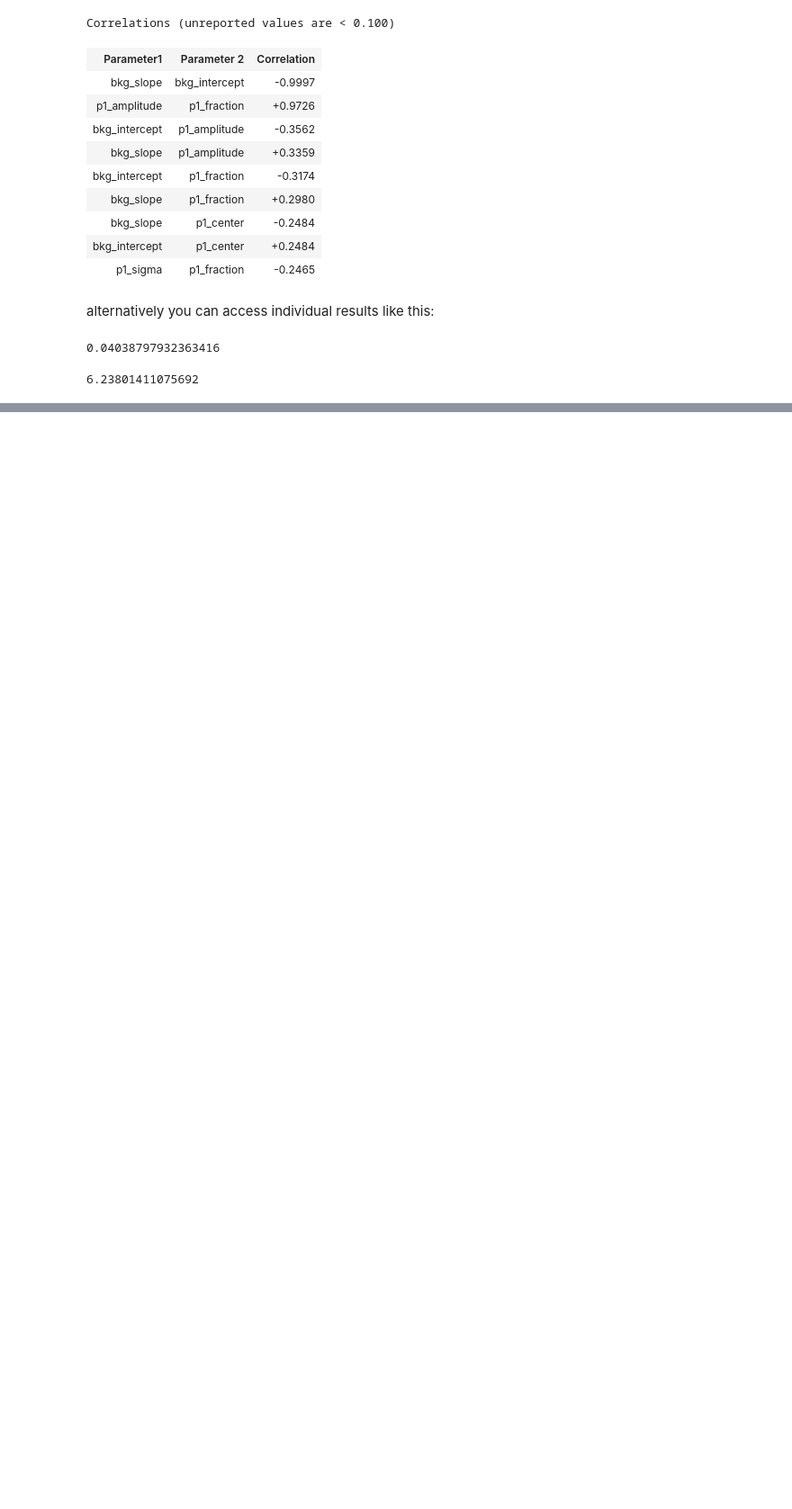
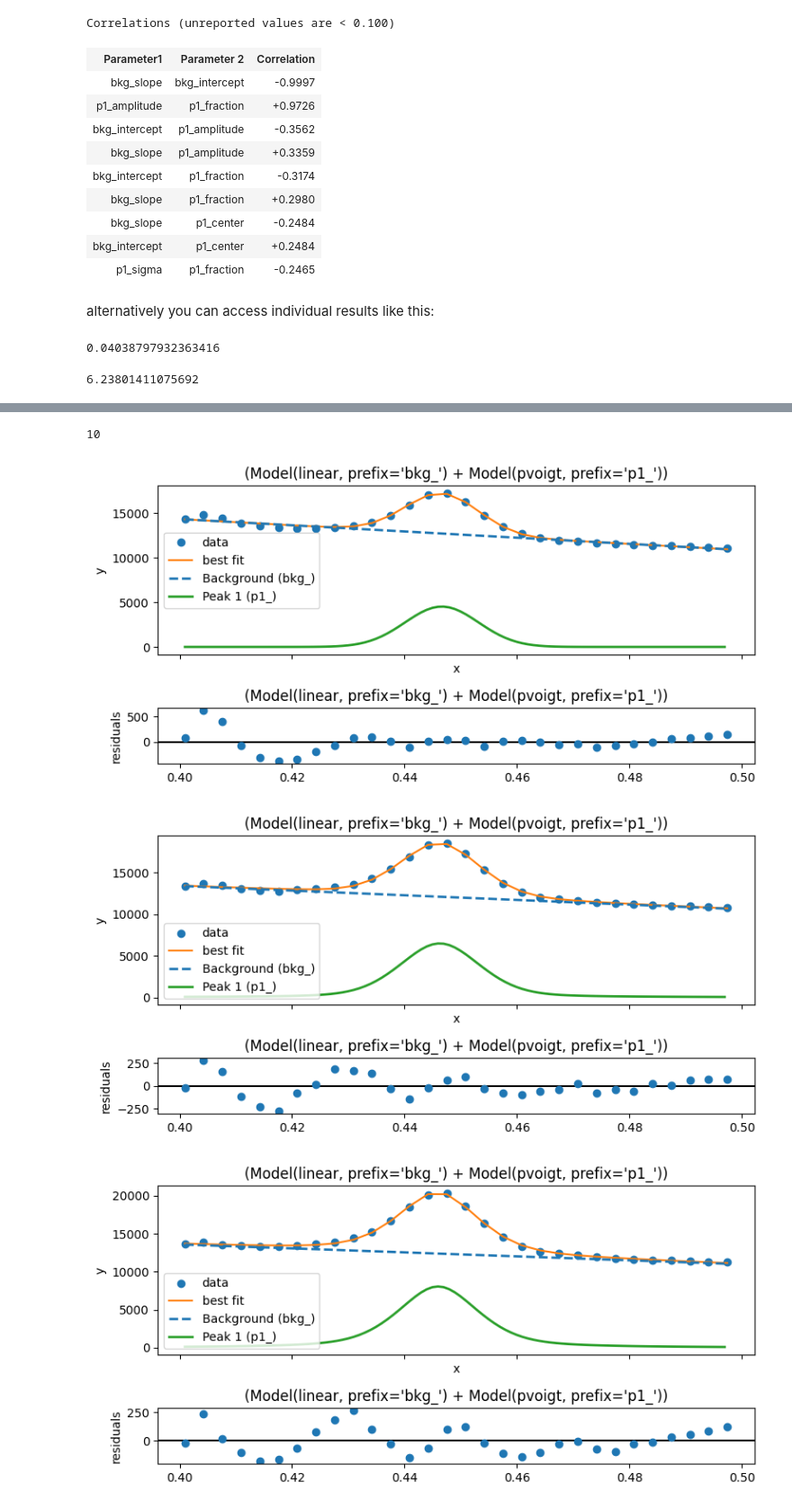
Before and after one commit to DiamondLightSource/giwaxs_toolbox, a Jupyter notebook: docs/source/notebooks/quick_peakfitting.ipynb, the cells around one changed output, grey strips where cells are left out. Shown at 90% size. Drawn from its saved outputs; the diff is of its cells as text; code cells hidden in the pictures; blank space fills up the shorter version.

Commit message:
update multi_peakfit example

```diff
--- a/docs/source/notebooks/quick_peakfitting.ipynb
+++ b/docs/source/notebooks/quick_peakfitting.ipynb
@@ -129,15 +134,38 @@ report.params['p1_center'].value
+# %%
+
+
+#choose which datasets you want to load
+
+example_ivqfiles=['IvsQ_536350_2026-04-14_14h20m34s.hdf5']*10
+
+# load the files into a results object
+ivqresults=loader.loadfiles(example_ivqfiles, index1vals=np.arange(0,100,10))
+# %%
+len(ivqresults)
+# %% [output]
+10
 # %%
-# You can run similar parameters for multiple datasets
-
-
-for i in np.arange(5):
+peak1 = {'type':'pvoigt',
+         'settings':
+            {'center':[0.44,0.42,0.5],
+             'sigma': [0.02,1e-6,0.05],
+             'amplitude': [7,1e-6,18000],
+             'fraction':[0.15,0,1]}
+         }
+peaklist=[peak1]
+result_list=[]
+for i in np.arange(10):
     res=ivqresults[i]
     q=res.x_axis
     intensity=res.data
-    con1=q>6.15
-    con2=q<6.35
+    con1=q>0.4
+    con2=q<0.5
     selection=con1&con2
     x=q[selection]
     y=intensity[selection]
     report=peakfit_and_plot(peaklist,x,y)
     result_list.append(report)
+# %% [output]
+[figure, added]
+[figure, added]
+[figure, added]
```
Also changed, not shown: parts of 4 cells of this notebook.
